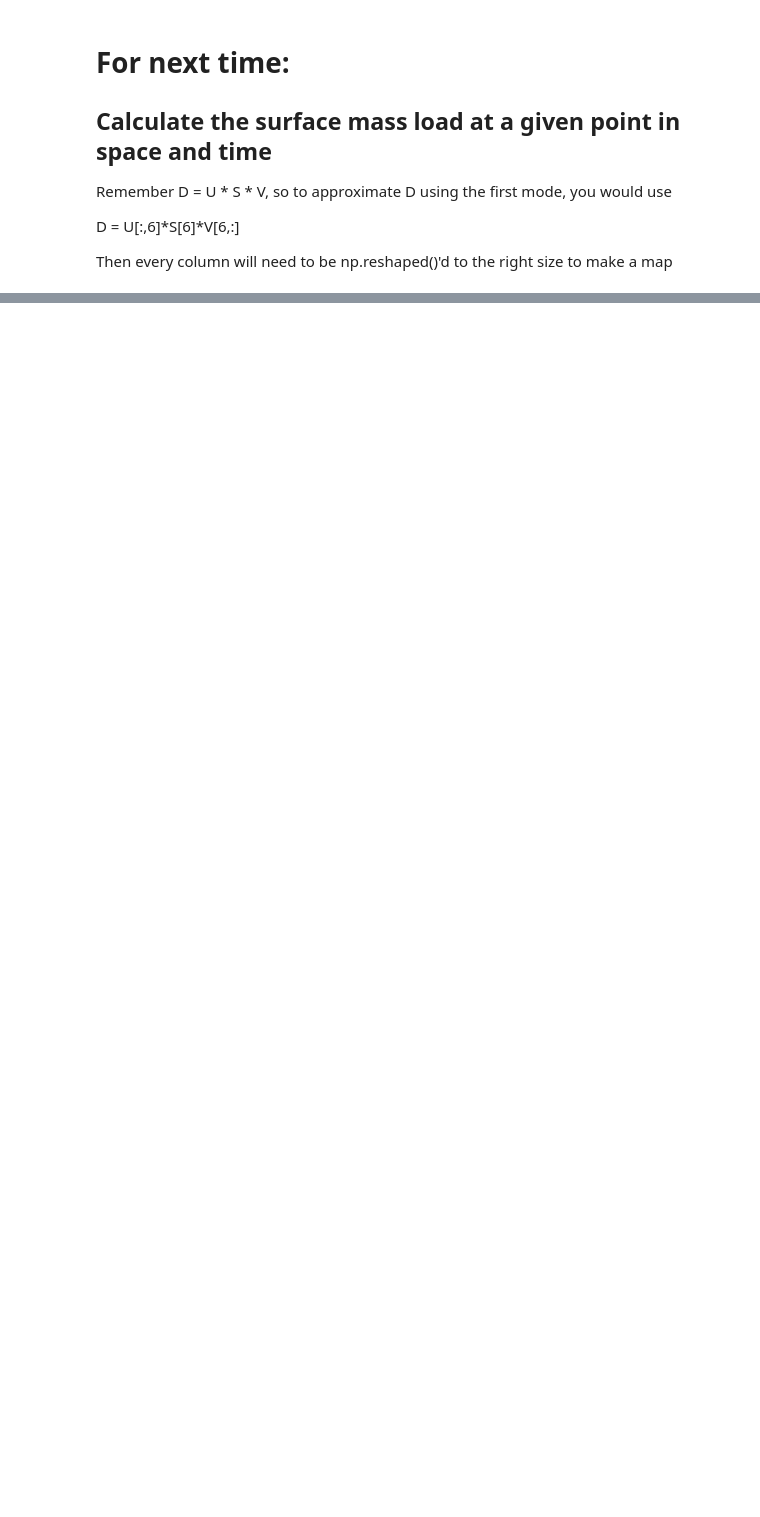
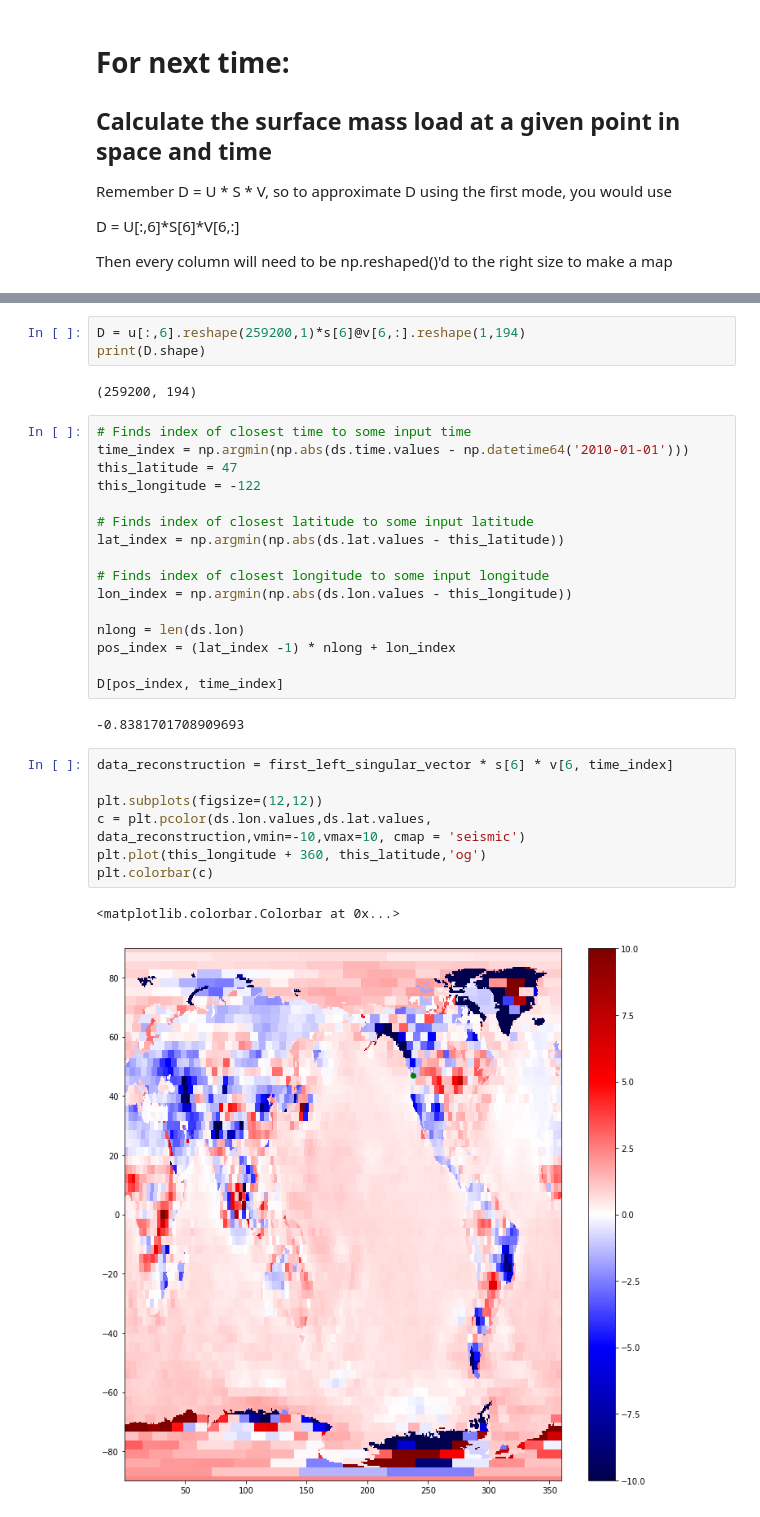
Before and after one commit to epic-research-group/surface-load-quakes, a Jupyter notebook: pca-grace.ipynb, the cells around one changed output, grey strips where cells are left out. Cells and saved outputs as stored; diff of their text form; blank space fills up the shorter version.

Commit message:
Extracted Values from first PC

```diff
--- a/pca-grace.ipynb
+++ b/pca-grace.ipynb
@@ -113,0 +127,33 @@ Then every column will need to be np.reshaped()'d to the right size to make a ma
+# %%
+D = u[:,6].reshape(259200,1)*s[6]@v[6,:].reshape(1,194)
+print(D.shape)
+# %% [output]
+(259200, 194)
+# %%
+# Finds index of closest time to some input time
+time_index = np.argmin(np.abs(ds.time.values - np.datetime64('2010-01-01')))
+this_latitude = 47
+this_longitude = -122
+
+# Finds index of closest latitude to some input latitude
+lat_index = np.argmin(np.abs(ds.lat.values - this_latitude))
+
+# Finds index of closest longitude to some input longitude
+lon_index = np.argmin(np.abs(ds.lon.values - this_longitude))
+
+nlong = len(ds.lon)
+pos_index = (lat_index -1) * nlong + lon_index
+
+D[pos_index, time_index]
+# %% [output]
+-0.8381701708909693
+# %%
+data_reconstruction = first_left_singular_vector * s[6] * v[6, time_index]
+
+plt.subplots(figsize=(12,12))
+c = plt.pcolor(ds.lon.values,ds.lat.values, data_reconstruction,vmin=-10,vmax=10, cmap = 'seismic')
+plt.plot(this_longitude + 360, this_latitude,'og')
+plt.colorbar(c)
+# %% [output]
+<matplotlib.colorbar.Colorbar at 0x...>
+[figure, added]
```
Also changed, not shown: parts of 7 cells of this notebook.
